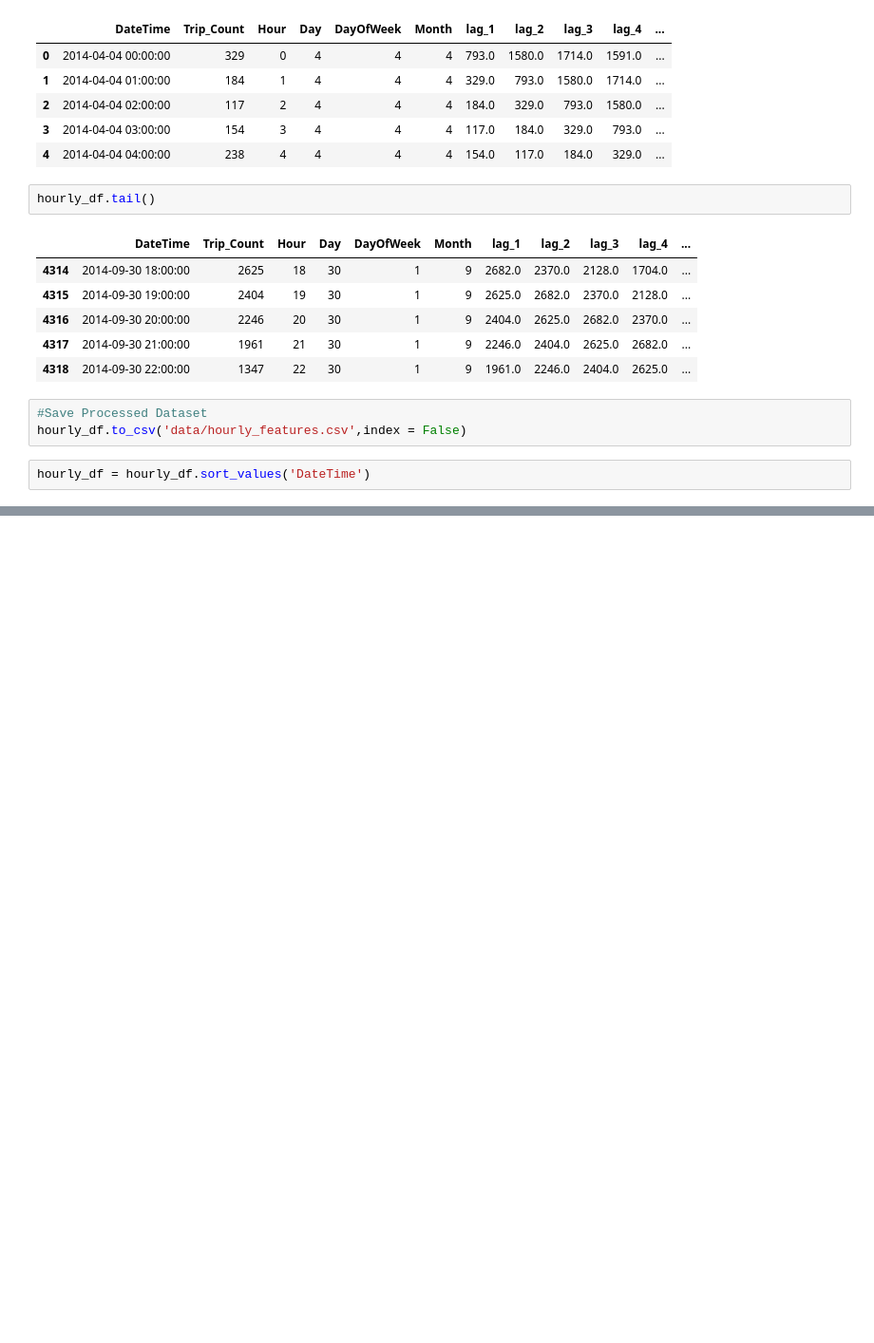
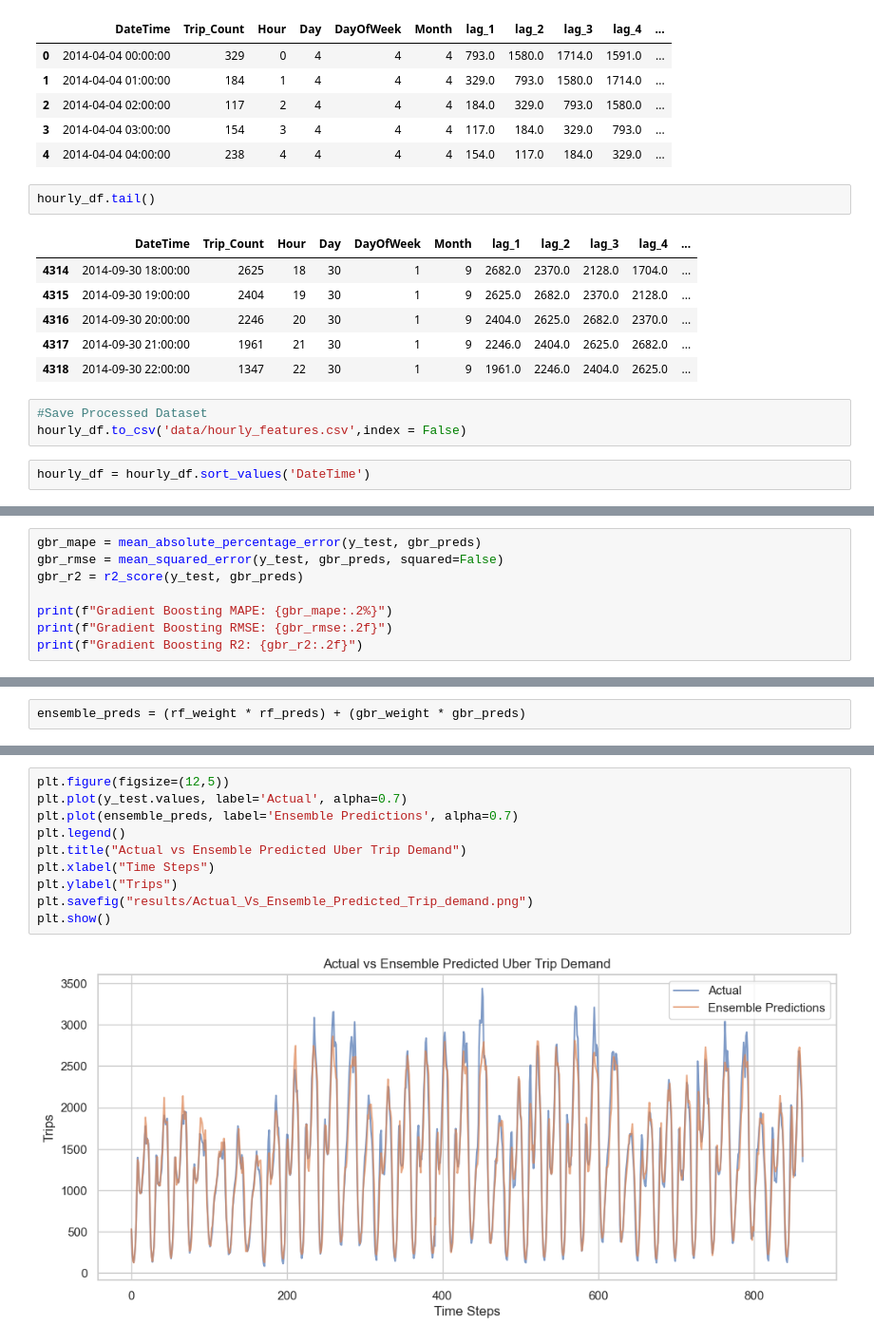
Before and after one commit to HarshaVaradhanGopal/Uber-Trip-Analysis-ML, a Jupyter notebook: Uber_Trip_Analysis.ipynb, the cells around one changed output, grey strips where cells are left out. Shown at 95% size. Saved outputs shown, nothing was run; the diff lists cells and outputs as text; blank space fills up the shorter version.

```diff
--- a/Uber_Trip_Analysis.ipynb
+++ b/Uber_Trip_Analysis.ipynb
@@ -301,0 +353,8 @@ Testing Period
+# %%
+gbr_mape = mean_absolute_percentage_error(y_test, gbr_preds)
+gbr_rmse = mean_squared_error(y_test, gbr_preds, squared=False)
+gbr_r2 = r2_score(y_test, gbr_preds)
+
+print(f"Gradient Boosting MAPE: {gbr_mape:.2%}")
+print(f"Gradient Boosting RMSE: {gbr_rmse:.2f}")
+print(f"Gradient Boosting R2: {gbr_r2:.2f}")
@@ -301,0 +423,2 @@ Testing Period
+# %%
+ensemble_preds = (rf_weight * rf_preds) + (gbr_weight * gbr_preds)
@@ -301,0 +447,12 @@ Testing Period
+# %%
+plt.figure(figsize=(12,5))
+plt.plot(y_test.values, label='Actual', alpha=0.7)
+plt.plot(ensemble_preds, label='Ensemble Predictions', alpha=0.7)
+plt.legend()
+plt.title("Actual vs Ensemble Predicted Uber Trip Demand")
+plt.xlabel("Time Steps")
+plt.ylabel("Trips")
+plt.savefig("results/Actual_Vs_Ensemble_Predicted_Trip_demand.png")
+plt.show()
+# %% [output]
+[figure, added]
```
Also changed, not shown: parts of 22 cells of this notebook.
